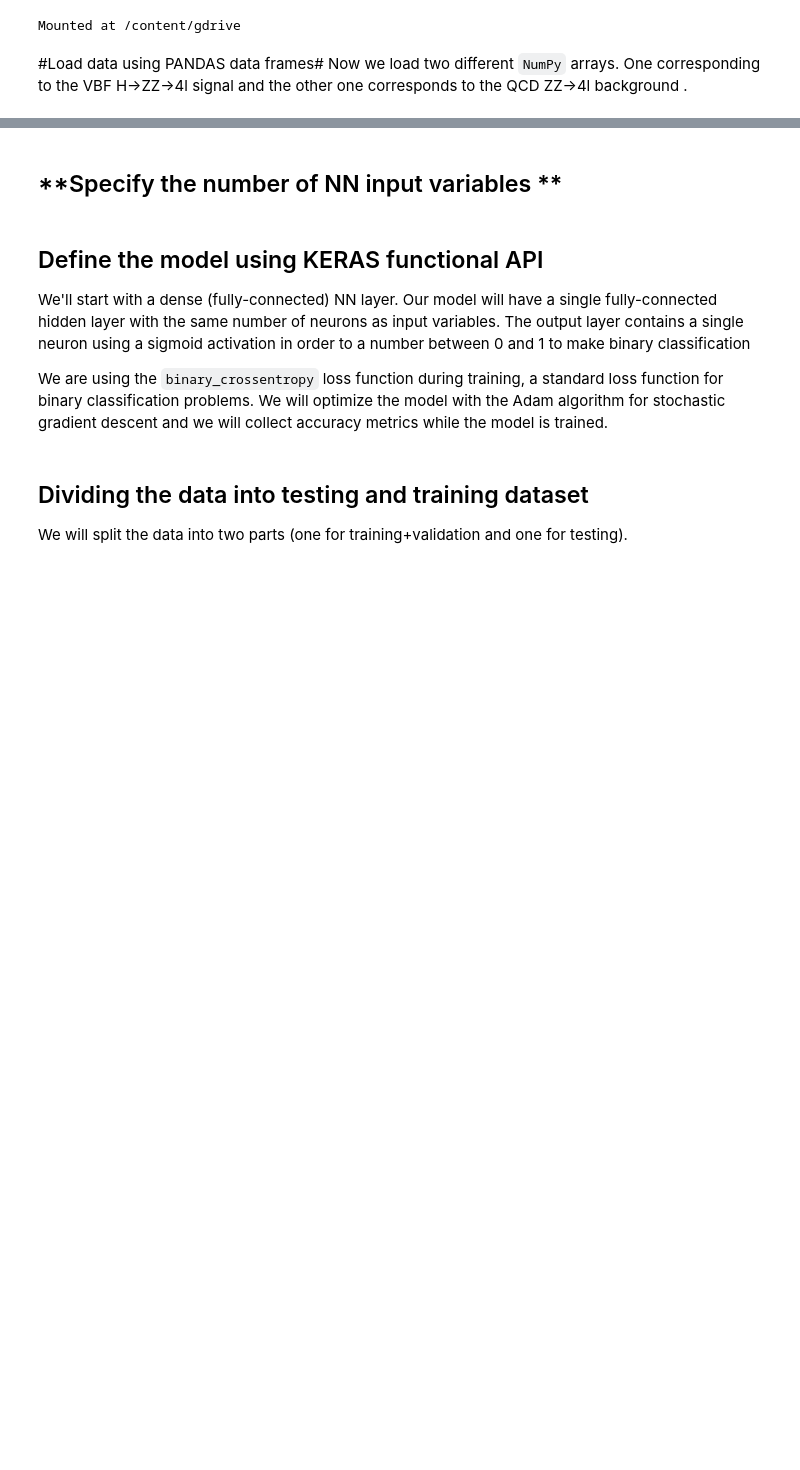
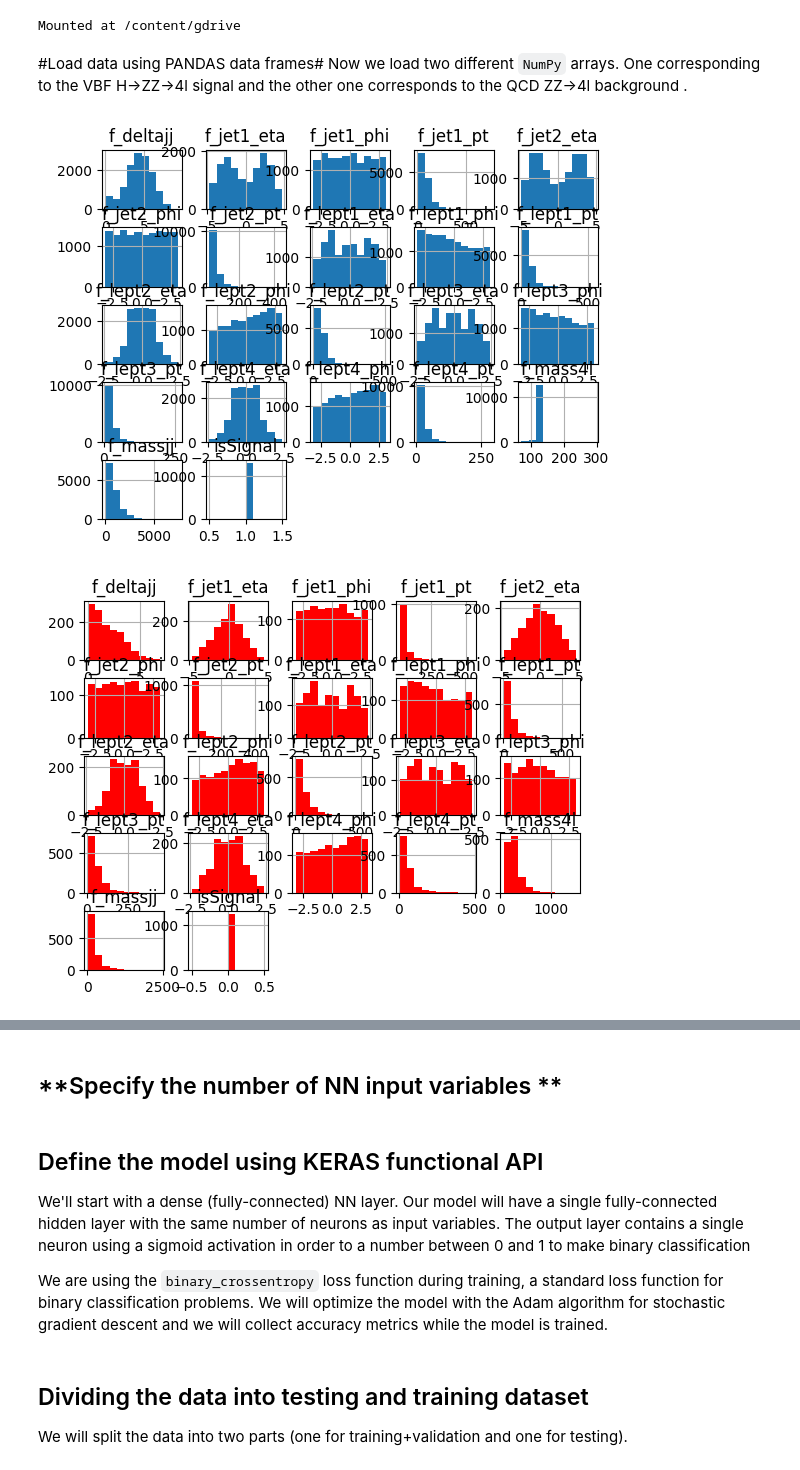
Before and after one commit to fsimone91/Bari_Lectures, a Jupyter notebook: NotebooksAndScripts/MLP_HZZ4l_Keras.ipynb, the cells around one changed output, grey strips where cells are left out. Saved outputs shown, nothing was run; the diff lists cells and outputs as text; code cells hidden in the pictures; blank space fills up the shorter version.

```diff
--- a/NotebooksAndScripts/MLP_HZZ4l_Keras.ipynb
+++ b/NotebooksAndScripts/MLP_HZZ4l_Keras.ipynb
@@ -46,30 +46,38 @@ filename['bkg'] = base_dir+'Data/ntuple_bkg_ZZ4mu.root'
 
 # Variables from Roottree to be copyed to PANDA dataframe
 VARS = ['f_lept1_pt','f_lept1_eta','f_lept1_phi', \
         'f_lept2_pt','f_lept2_eta','f_lept2_phi', \
         'f_lept3_pt','f_lept3_eta','f_lept3_phi', \
         'f_lept4_pt','f_lept4_eta','f_lept4_phi', \
         'f_jet1_pt','f_jet1_eta','f_jet1_phi', \
         'f_jet2_pt','f_jet2_eta','f_jet2_phi',\
         'f_mass4l','f_massjj','f_deltajj']
 
 
 upfile['VV'] = uproot.open(filename['VV'])
 upfile['bkg'] = uproot.open(filename['bkg'])
 
 params['VV'] = upfile['VV'][treename].arrays(VARS)
 params['bkg'] = upfile['bkg'][treename].arrays(VARS)
 
 df['VV'] = pd.DataFrame(params['VV'],columns=VARS)
 df['bkg'] = pd.DataFrame(params['bkg'],columns=VARS)
 
 # Remove undefined variable entries VARS[i] <= -999
 NDIM = len(VARS)
 for i in range(NDIM):
     df['VV'] = df['VV'][(df['VV'][VARS[i]] > -999)]
     df['bkg']= df['bkg'][(df['bkg'][VARS[i]] > -999)]
 
 
 # add isSignal variable
 df['VV']['isSignal'] = np.ones(len(df['VV']))
 df['bkg']['isSignal'] = np.zeros(len(df['bkg']))
+
+df['VV'].hist()
+df['bkg'].hist(color='red')
+
+df_all = pd.concat([df['VV'],df['bkg']])
+# %% [output]
+[figure, added]
+[figure, added]
```
Also changed, not shown: parts of 5 cells of this notebook.
